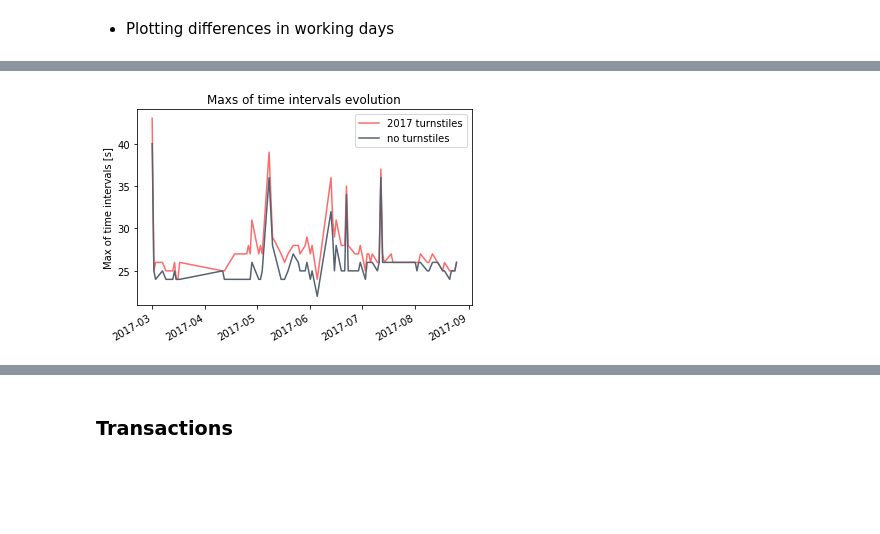
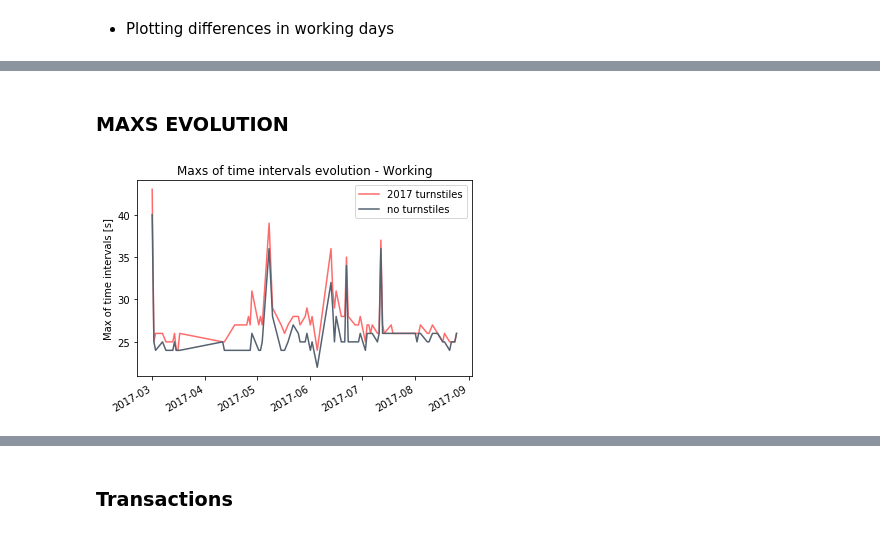
Before and after one commit to leocamus/TSAnalysis, a Jupyter notebook: PlottingTemporalDescriptives.ipynb, the cells around one changed output, grey strips where cells are left out. Saved outputs shown, nothing was run; the diff lists cells and outputs as text; code cells hidden in the pictures; blank space fills up the shorter version.

```diff
--- a/PlottingTemporalDescriptives.ipynb
+++ b/PlottingTemporalDescriptives.ipynb
@@ -134,15 +187,17 @@ ax_4.set_ylabel('Difference [s]')
+# %% [markdown]
+### MAXS EVOLUTION
 # %%
 fig_5, ax_5 = plt.subplots()
 
 ax_5.plot(clean_working_summary['date'],clean_working_summary['turnstile_maxs'],color = colors [3], label='2017 turnstiles')
 ax_5.plot(clean_working_summary['date'],clean_working_summary['no_turnstile_maxs'],color = colors [0], label='no turnstiles')
 
 fig_5.autofmt_xdate()
 ax_5.legend()
 
-ax_5.set_title('Maxs of time intervals evolution')
+ax_5.set_title('Maxs of time intervals evolution - Working')
 ax_5.set_ylabel('Max of time intervals [s]')
 
-#plt.savefig('C:/Users/Tesista/Desktop/Evasion/03_report/02_Figs/7_WorkingMaxsEvolutionInTime.pdf')
+plt.savefig('C:/Users/Tesista/Desktop/Evasion/03_report/02_Figs/7_maxsWorkingEvolutionInTime.pdf')
 # %% [output]
-[figure, old version]
+[figure, new version]
```
Also changed, not shown: parts of 29 cells of this notebook, 1 other file.
